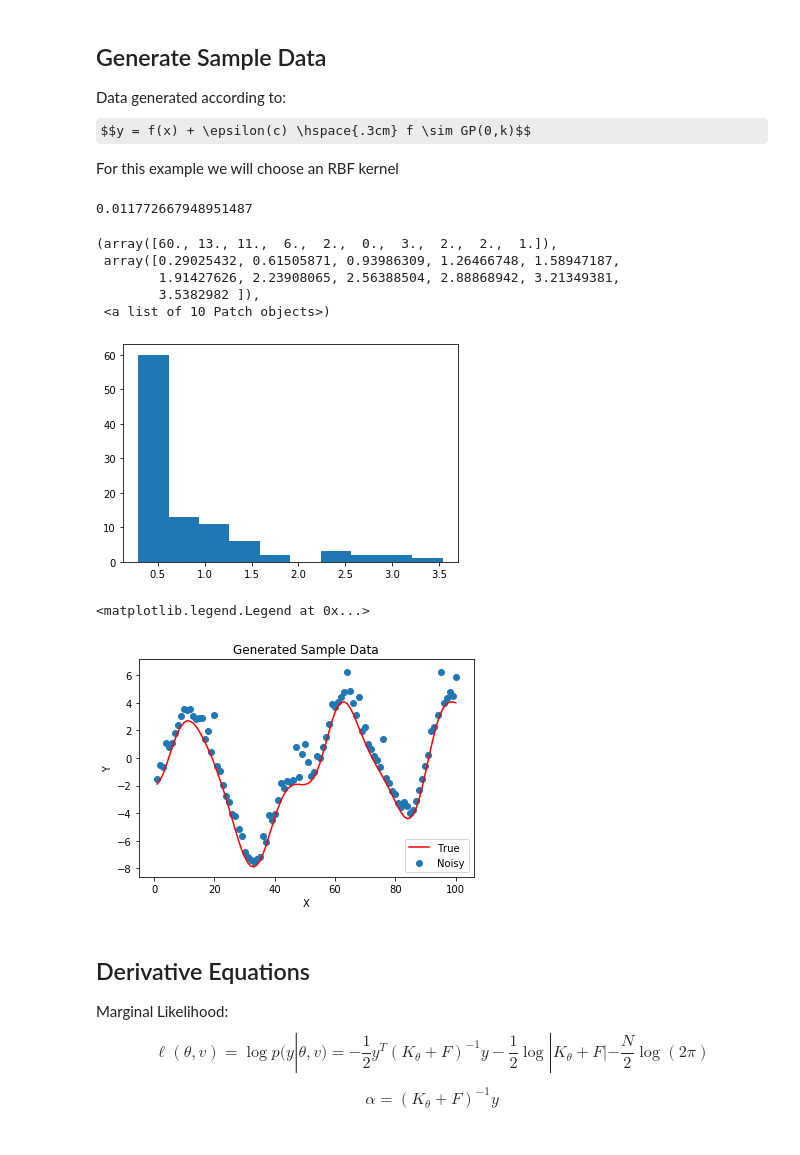
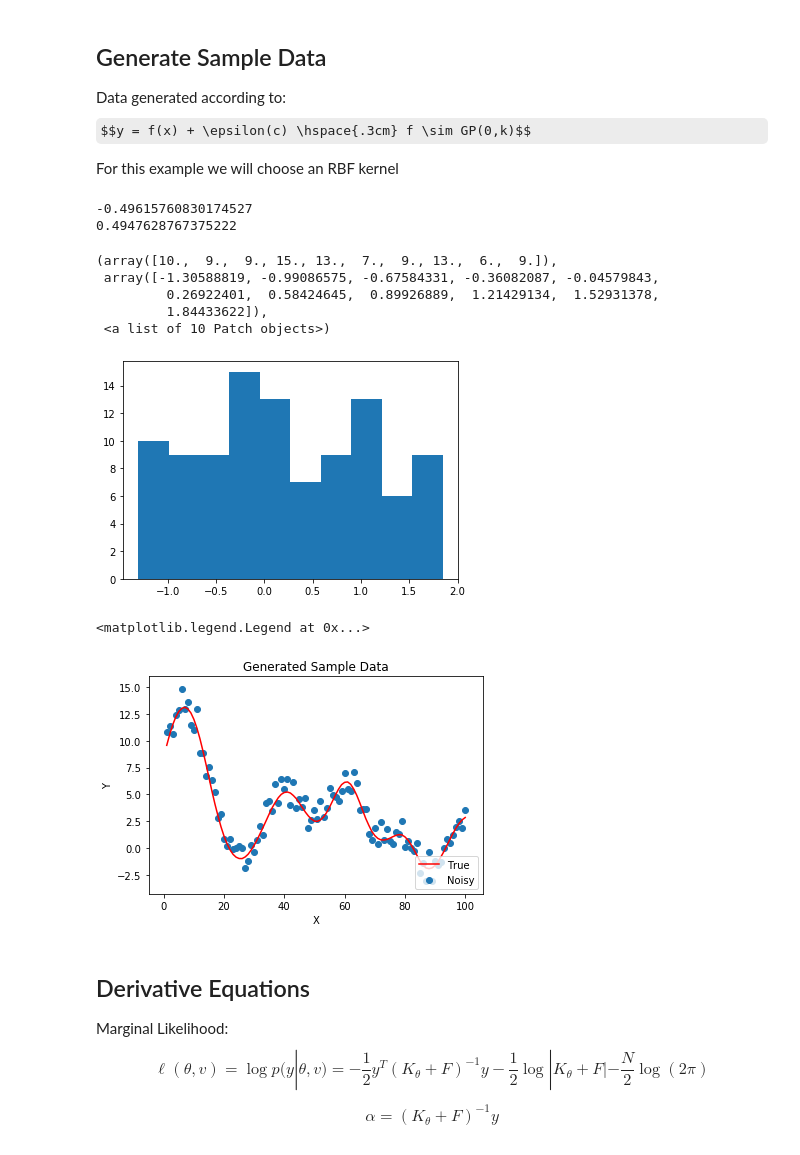
Before and after one commit to MARVINMENG0/bayes-ml, a Jupyter notebook: experiments.ipynb, the cells around one changed output. Drawn from its saved outputs; the diff is of its cells as text; code cells hidden in the pictures; some formulas as TeX source.

```diff
--- a/experiments.ipynb
+++ b/experiments.ipynb
@@ -240,10 +240,9 @@ class ExactGPModel(gpytorch.models.ExactGP):
         return gpytorch.distributions.MultivariateNormal(mean_x, covar_x)
 
 n_samples = 100
-# n_training = n_samples * .75
 
+train_x = torch.linspace(1, 100, n_samples)
 test_x = torch.linspace(1, 100, n_samples)
-
 ### Make GP
 
 likelihood = gpytorch.likelihoods.GaussianLikelihood()
@@ -257,7 +256,7 @@ RBF_model.covar_module.outputscale = 12.4
 RBF_model.eval()
 
 
-RBF_pred = RBF_model(test_x)
+RBF_pred = RBF_model(train_x)
 RBF_samples = RBF_pred.rsample(sample_shape=torch.Size([1]))
 
 
@@ -268,12 +267,13 @@ v = np.array([v_0, v_1]).squeeze()
 
 ### Make Sigma Values
 #c = np.random.normal(size=n_samples)
-c = np.random.rand(n_samples)
+c = np.random.rand(n_samples) - .5
 
 print(np.min(c))
+print(np.max(c))
 
 def sigma_fn_3(c, v_0=v_0, v_1=v_1):
-    return v_0**2 + (v_1**2) * c
+    return v_0**2 + (v_1)**2 * c
 
 def gamma_fn_3(c, v_0=v_0, v_1=v_1):
     return v_0**2 + (v_1**2) * c
@@ -283,28 +283,29 @@ sigma2 = sigma_fn_3(c, v_0, v_1) #1/gamma_fn_3(c, v_0, v_1)
 ### Make Sample Data
 y = (RBF_samples.detach().numpy() + sigma2)[0]
 # %% [output]
-0.011772667948951487
+-0.49615760830174527
+0.4947628767375222
 # %%
 ### Checking for Gaussian Noise
 plt.hist(sigma2)
 # %% [output]
-(array([60., 13., 11.,  6.,  2.,  0.,  3.,  2.,  2.,  1.]),
- array([0.29025432, 0.61505871, 0.93986309, 1.26466748, 1.58947187,
-        1.91427626, 2.23908065, 2.56388504, 2.88868942, 3.21349381,
-        3.5382982 ]),
+(array([10.,  9.,  9., 15., 13.,  7.,  9., 13.,  6.,  9.]),
+ array([-1.30588819, -0.99086575, -0.67584331, -0.36082087, -0.04579843,
+         0.26922401,  0.58424645,  0.89926889,  1.21429134,  1.52931378,
+         1.84433622]),
  <a list of 10 Patch objects>)
-[figure, old version]
+[figure, new version]
 # %%
 ### Plotting Noisy Data vs. True Function
-plt.plot(test_x, RBF_samples.detach().numpy()[0], 'r-', label="True")
-plt.scatter(test_x, y, label="Noisy")
+plt.plot(train_x, RBF_samples.detach().numpy()[0], 'r-', label="True")
+plt.scatter(train_x, y, label="Noisy")
 plt.title("Generated Sample Data")
 plt.xlabel("X")
 plt.ylabel("Y")
 plt.legend(loc="lower right")
 # %% [output]
 <matplotlib.legend.Legend at 0x...>
-[figure, old version]
+[figure, new version]
 # %% [markdown]
 ## Derivative Equations
 
```
Also changed, not shown: parts of 7 cells of this notebook, 1 other file.
